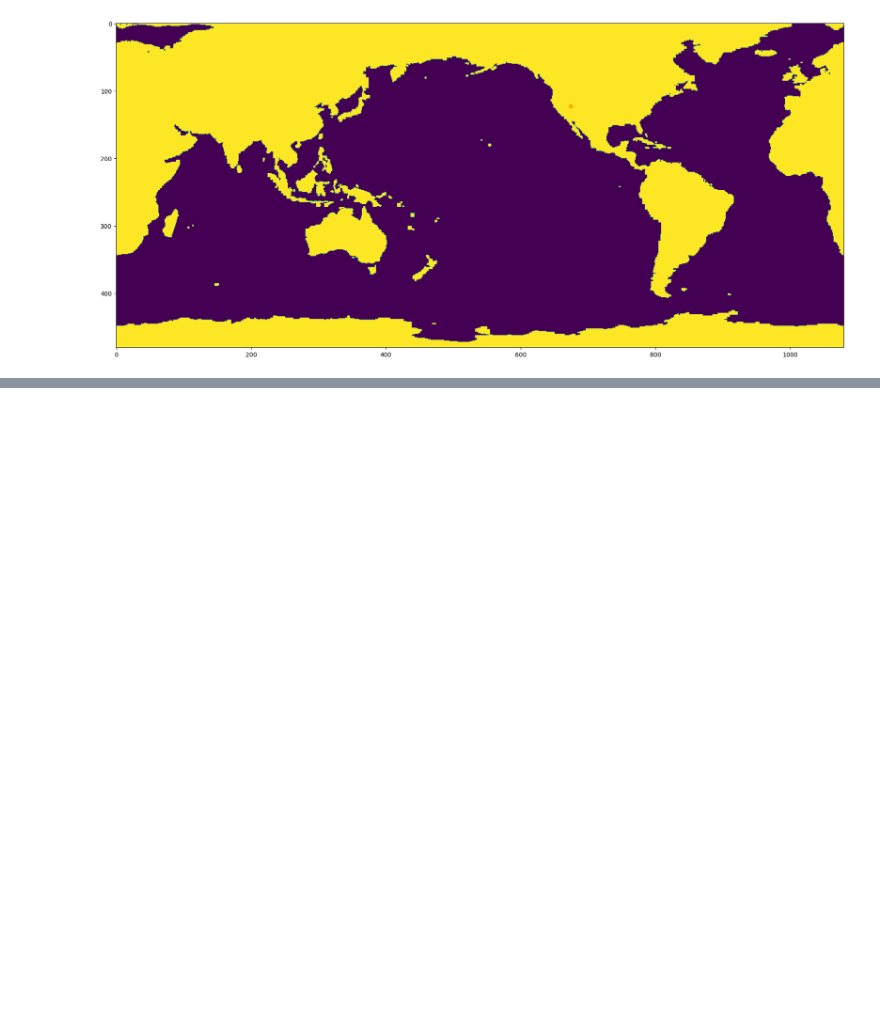
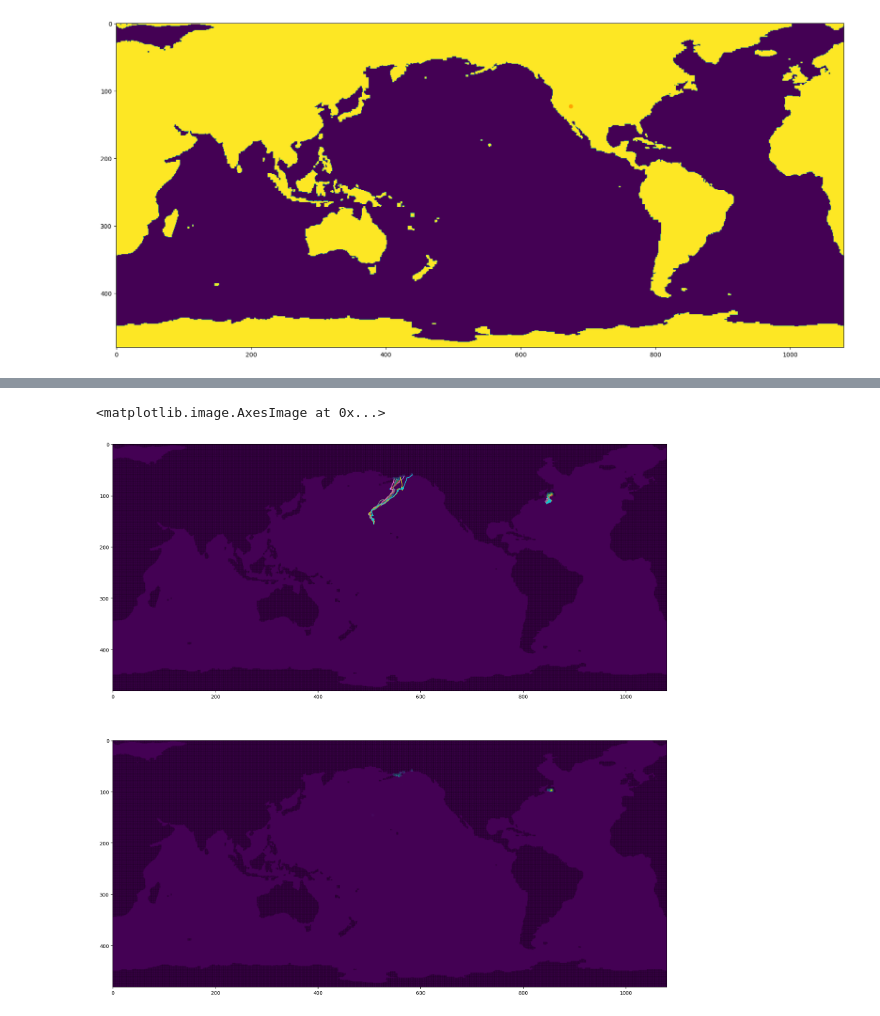
Before and after one commit to adarshramiyer/oceans, a Jupyter notebook: python/combined_forecasting.ipynb, the cells around one changed output, grey strips where cells are left out. Cells and saved outputs as stored; diff of their text form; code cells hidden in the pictures; blank space fills up the shorter version.

Commit message:
exploring coastal incidence

```diff
--- a/python/combined_forecasting.ipynb
+++ b/python/combined_forecasting.ipynb
@@ -202,6 +219,73 @@ ax.imshow(is_land)
 plt.scatter(c_c, c_y, c='orange')
 
 print(is_land[int(c_y)][int(c_c)])
+
+land_x = []
+land_y = []
+
+for r in range(0, 481):
+    for c in range(0, 1080):
+        if (is_land[r][c]):
+            land_x.append(c)
+            land_y.append(r)
 # %% [output]
 1.0
 [figure]
+# %%
+# checking coastal prevalence
+
+def get_random_pos():
+    isValid = False
+    while (not isValid):
+        la = np.random.rand() * 158 - 79
+        lo = np.random.rand() * 358 - 179
+        isValid = True
+        c_r, c_c, c_y = ll_to_current_rc(la, lo)
+        for i in range(max(int(c_y)-5, 0), min(int(c_y)+6, 480)):
+            for j in range(max(int(c_c)-5, 0), min(int(c_c)+6, 1080)):
+                if (is_land[i][j] > 0):
+                    isValid = False
+
+    return la, lo
+
+
+fig, [ax, ax2] = plt.subplots(2, figsize=(21.6, 19.64))
+
+coastal_prev = np.zeros((481, 1080))
+
+for initialization in range(2):
+    print(initialization)
+    latitude, longitude = get_random_pos()
+    init_latitude = latitude
+    init_longitude = longitude
+    print('latitude: ' + str(latitude) + ' longitude: ' + str(longitude))
+    for o in range(10):
+        print('path ' + str(o))
+        latitude = init_latitude
+        longitude = init_longitude
+        curr_map_c = []
+        curr_map_y = []
+        for i in range(20000):
+            c_r, c_c, c_y = ll_to_current_rc(latitude, longitude)
+            curr_map_y.append(c_y)
+            curr_map_c.append(c_c)
+
+            for j in range(int(c_y) - 2, int(c_y) + 3):
+                for k in range(int(c_c) - 2, int(c_c) + 3):
+                    coastal_prev[j][k] += 1
+
+            if (is_land[int(c_y)][int(c_c)] > 0):
+                for j in range(int(c_y) - 2, int(c_y) + 3):
+                    for k in range(int(c_c) - 2, int(c_c) + 3):
+                        coastal_prev[j][k] += 1000
+                break
+            du, dv = current_vector(latitude, longitude)
+            latitude += du * step_scale_factor + np.random.rand() * random_scale_factor
+            longitude += dv * step_scale_factor + np.random.rand() * random_scale_factor
+        ax.plot(curr_map_c, curr_map_y)
+
+ax.scatter(land_x, land_y, c='black', s=0.01)
+ax.imshow(coastal_prev)
+ax2.scatter(land_x, land_y, c='black', s=0.01)
+ax2.imshow(coastal_prev)
+# %% [output]
@@ -207,0 +309,2 @@ print(is_land[int(c_y)][int(c_c)])
+<matplotlib.image.AxesImage at 0x...>
+[figure, added]
```
Also changed, not shown: parts of 2 cells of this notebook.
